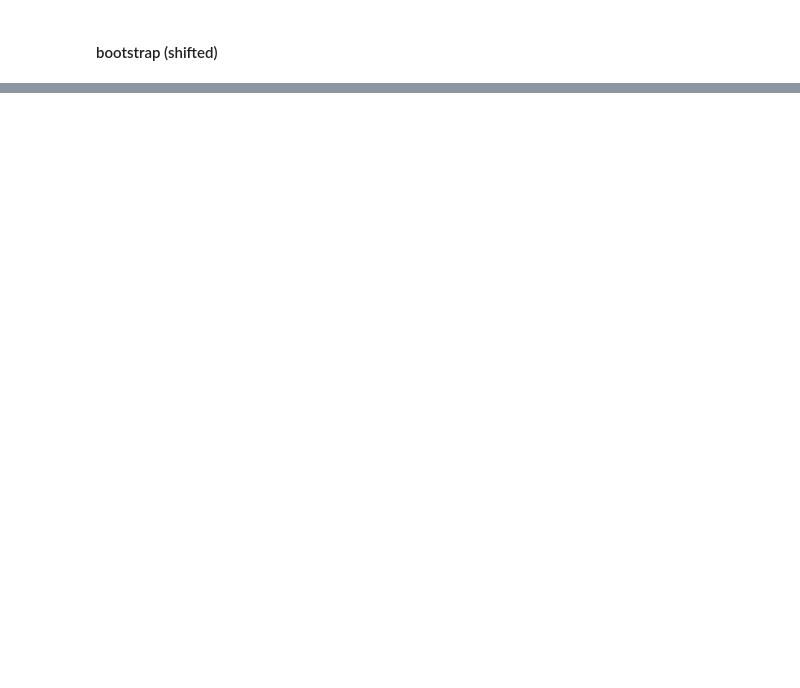
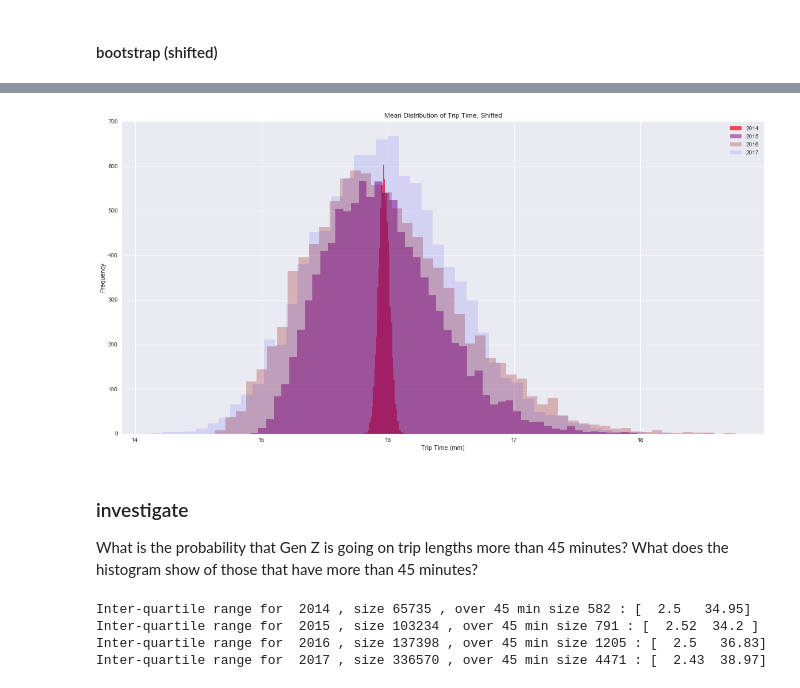
Before and after one commit to advanit/sb-capstone1, a Jupyter notebook: final_code.ipynb, the cells around one changed output, grey strips where cells are left out. Drawn from its saved outputs; the diff is of its cells as text; code cells hidden in the pictures; blank space fills up the shorter version.

Commit message:
bootstrap shifted

```diff
--- a/final_code.ipynb
+++ b/final_code.ipynb
@@ -385,3 +385,7 @@ def draw_perm_reps(data_1, data_2, func, size=1):
         perm_replicates[i] = func(perm_sample_1, perm_sample_2)
 
     return perm_replicates
+# %%
+# Observed Difference of Means
+mean_dfy = np.empty(4)
+mean_dfy_all = round(np.mean(dfy.tripduration),2)
@@ -588,0 +586,5 @@ plt.show()
+# %%
+bs_reps_shift = np.empty((4,10000))
+for year in dfy.opyear.unique():
+    shift_set = dfy[dfy.opyear==year].tripduration - mean_dfy[year-2014] + mean_dfy_all
+    bs_reps_shift[year-2014] = draw_bs_reps(shift_set, np.mean, size=10000)
@@ -588,0 +628,35 @@ plt.show()
+# %%
+plt.figure(figsize=(20,10))
+
+# Make scatter plot of 1975 data
+_ = plt.hist(bs_reps_shift[0], bins=50, color='red', alpha=0.7)
+_ = plt.hist(bs_reps_shift[1], bins=50, color='purple', alpha=0.5)
+_ = plt.hist(bs_reps_shift[2], bins=50, color='brown', alpha=0.3)
+_ = plt.hist(bs_reps_shift[3], bins=50, color='blue', alpha=0.1)
+
+
+# Label axes and make legend
+_ = plt.title('Mean Distribution of Trip Time, Shifted')
+_ = plt.xlabel('Trip Time (mm)')
+_ = plt.ylabel('Frequency')
+_ = plt.legend(('2014', '2015','2016','2017'), loc='upper right')
+
+# Show the plot
+plt.show()
+# %% [output]
+[figure, added]
+# %% [markdown]
+### investigate
+What is the probability that Gen Z is going on trip lengths more than 45 minutes?  What does the histogram show of those that have more than 45 minutes?
+# %%
+dfyo = dfy[dfy.tripduration >= 45]
+
+for year in dfy.opyear.unique():
+    print('Inter-quartile range for ',year,', size', len(dfy[dfy.opyear==year].tripduration),', over 45 min size', len(dfyo[dfyo['opyear']==year].tripduration),':',np.percentile(dfy[dfy.opyear==year].tripduration, [2.5,97.5]))
+
+# small but worth investigating
+# %% [output]
+Inter-quartile range for  2014 , size 65735 , over 45 min size 582 : [  2.5   34.95]
+Inter-quartile range for  2015 , size 103234 , over 45 min size 791 : [  2.52  34.2 ]
+Inter-quartile range for  2016 , size 137398 , over 45 min size 1205 : [  2.5   36.83]
+Inter-quartile range for  2017 , size 336570 , over 45 min size 4471 : [  2.43  38.97]
```
Also changed, not shown: parts of 8 cells of this notebook.
